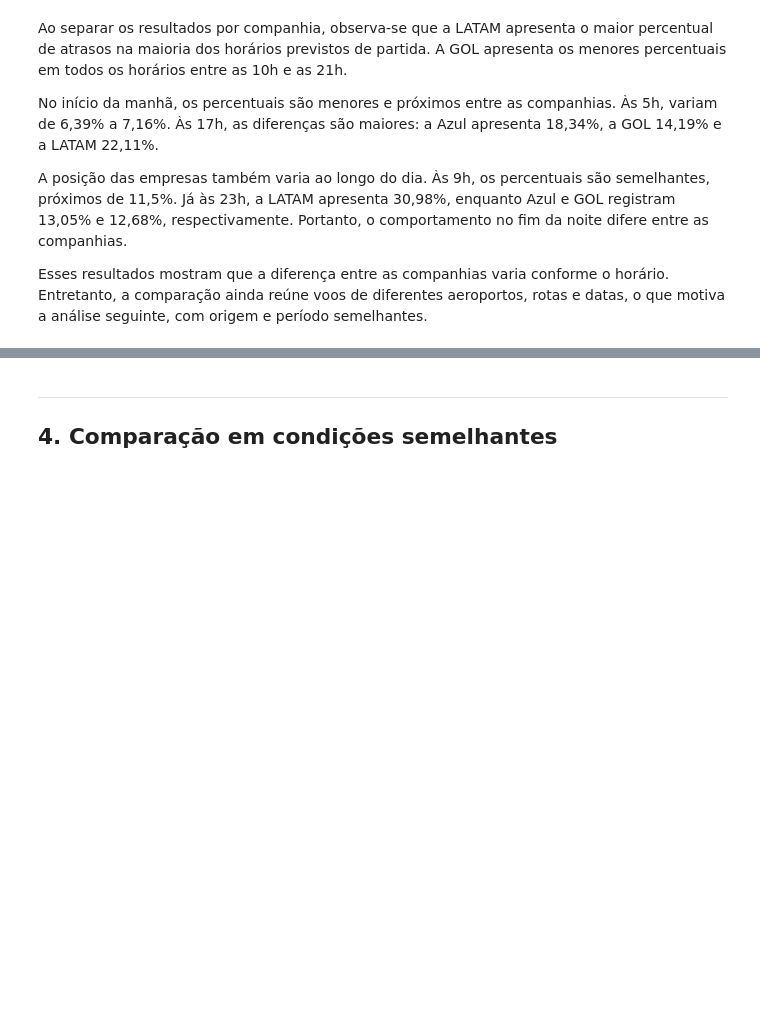
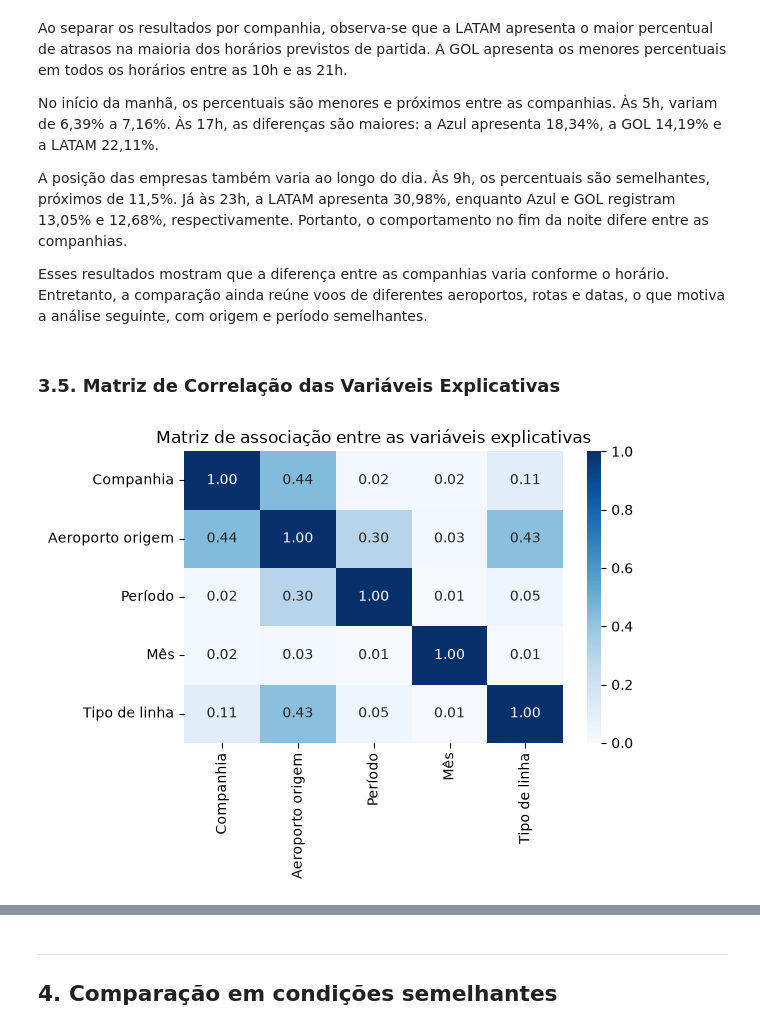
Before and after one commit to Matex0406/Projeto_2_CB, a Jupyter notebook: Projeto_2_CB.ipynb, the cells around one changed output, grey strips where cells are left out. Drawn from its saved outputs; the diff is of its cells as text; code cells hidden in the pictures; blank space fills up the shorter version.

```diff
--- a/Projeto_2_CB.ipynb
+++ b/Projeto_2_CB.ipynb
@@ -350,3 +435,39 @@ No início da manhã, os percentuais são menores e próximos entre as companhia
 A posição das empresas também varia ao longo do dia. Às 9h, os percentuais são semelhantes, próximos de 11,5%. Já às 23h, a LATAM apresenta 30,98%, enquanto Azul e GOL registram 13,05% e 12,68%, respectivamente. Portanto, o comportamento no fim da noite difere entre as companhias.
 
 Esses resultados mostram que a diferença entre as companhias varia conforme o horário. Entretanto, a comparação ainda reúne voos de diferentes aeroportos, rotas e datas, o que motiva a análise seguinte, com origem e período semelhantes.
+# %% [markdown]
+### 3.5. Matriz de Correlação das Variáveis Explicativas
+# %%
+from scipy.stats import chi2_contingency
+
+# variáveis usadas no modelo, criadas já na exploração
+df_atrasos["periodo"] = pd.cut(df_atrasos["hora_partida"], bins=[0, 6, 12, 18, 24],
+                               labels=["Madrugada", "Manhã", "Tarde", "Noite"], right=False)
+df_atrasos["mes"] = df_atrasos["Partida Prevista"].dt.month
+
+def cramers_v(x, y):
+    tabela = pd.crosstab(x, y)
+    chi2 = chi2_contingency(tabela, correction=False)[0]
+    n = tabela.to_numpy().sum()
+    r, k = tabela.shape
+    return np.sqrt(chi2 / (n * (min(r, k) - 1)))
+
+explicativas = {
+    "Companhia": "Sigla ICAO Empresa Aérea",
+    "Aeroporto origem": "Sigla ICAO Aeroporto Origem",
+    "Período": "periodo",
+    "Mês": "mes",
+    "Tipo de linha": "Código Tipo Linha",
+}
+
+matriz = pd.DataFrame(index=explicativas, columns=explicativas, dtype=float)
+for a, col_a in explicativas.items():
+    for b, col_b in explicativas.items():
+        matriz.loc[a, b] = 1.0 if a == b else cramers_v(df_atrasos[col_a], df_atrasos[col_b])
+
+sns.heatmap(matriz, annot=True, fmt=".2f", vmin=0, vmax=1, cmap="Blues")
+plt.title("Matriz de associação entre as variáveis explicativas")
+plt.tight_layout()
+plt.show()
+# %% [output]
+[figure, added]
```
Also changed, not shown: parts of 11 cells of this notebook.
